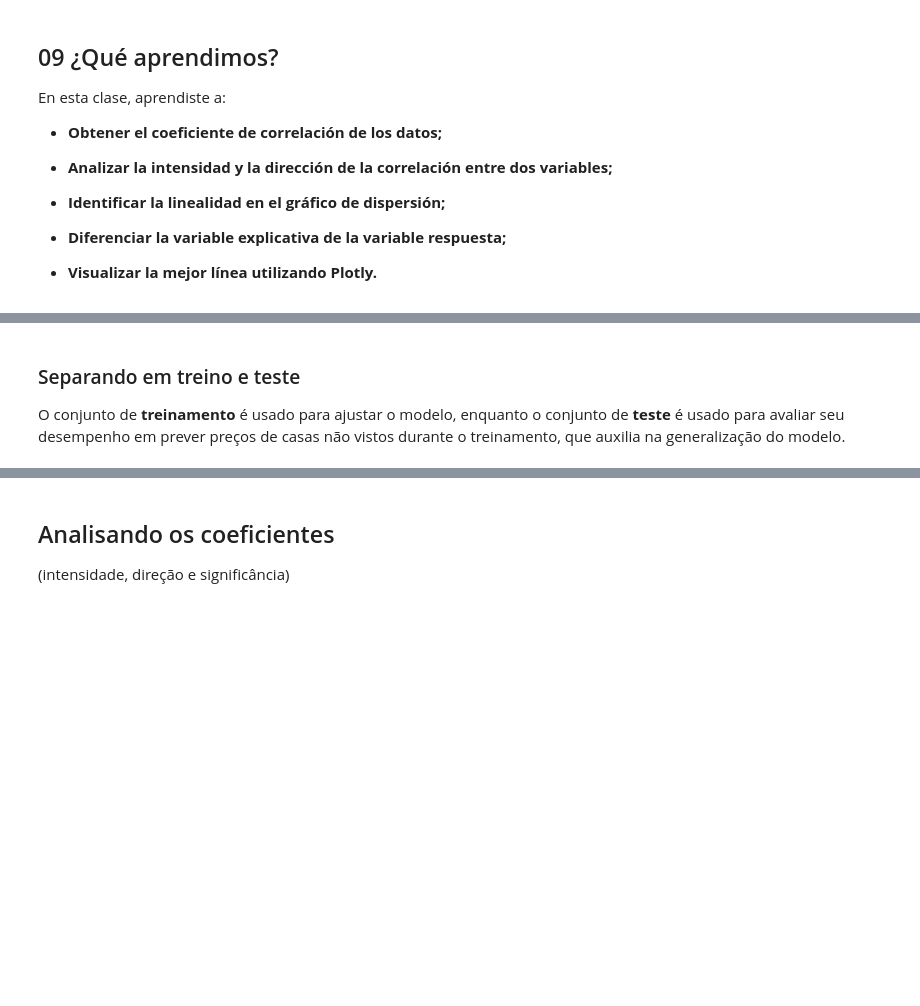
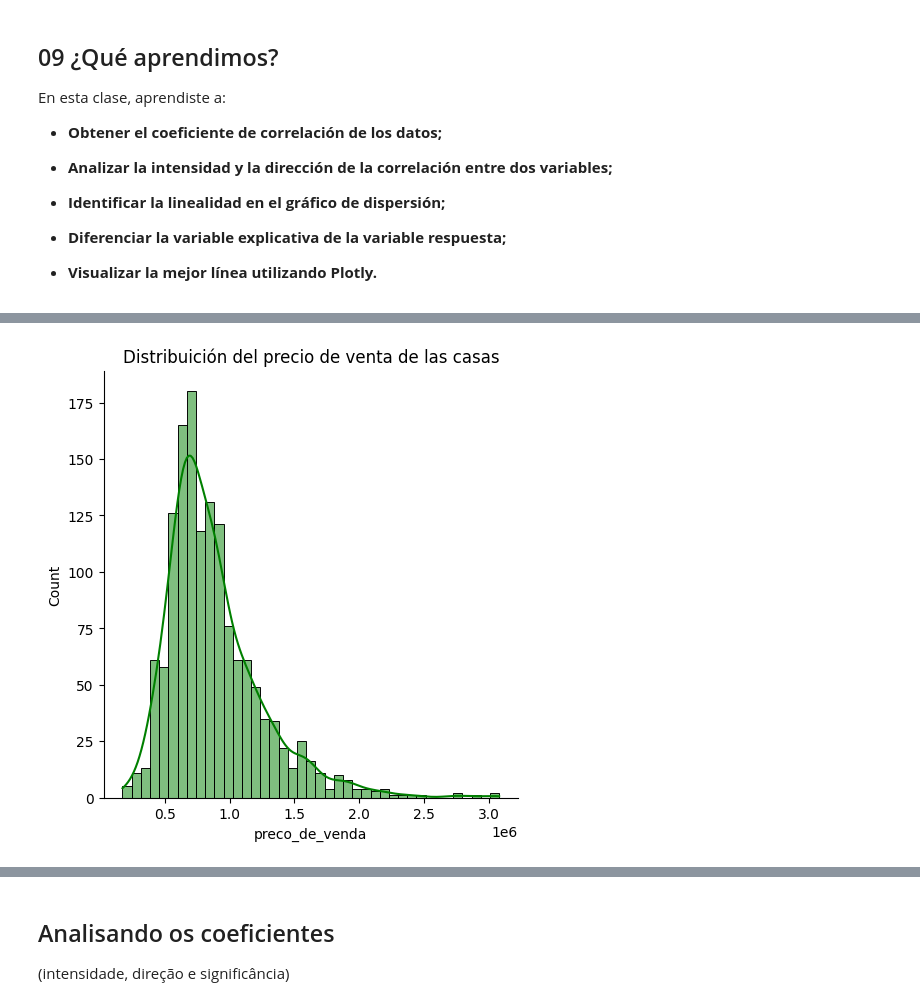
Before and after one commit to polargentino/ipynb-alura, a Jupyter notebook: notebooks/15-[Aula_1]_Preços_de_Imóveis_Utilizando_Regressão_Linear.ipynb, the cells around one changed output, grey strips where cells are left out. Cells and saved outputs as stored; diff of their text form; code cells hidden in the pictures; blank space fills up the shorter version.

```diff
--- a/notebooks/15-[Aula_1]_Preços_de_Imóveis_Utilizando_Regressão_Linear.ipynb
+++ b/notebooks/15-[Aula_1]_Preços_de_Imóveis_Utilizando_Regressão_Linear.ipynb
@@ -357,10 +360,8 @@ Ajustamos uma reta entre o $m^2$ do primeiro andar e o preço da casa. Queremos
 # %%
-#Quem é nossa variável resposta?
+#¿Quién es nuestra variable de respuesta?
 
-sns.displot(dados['preco_de_venda'], kde=True, color='green')
-plt.title('Distribuição do preço de venda')
+sns.displot(datos['preco_de_venda'], kde=True, color='green')
+plt.title('Distribuición del precio de venta de las casas')
 plt.show()
+# %% [output]
+[figure, added]
-# %% [markdown]
-### Separando em treino e teste
-
-O conjunto de **treinamento** é usado para ajustar o modelo, enquanto o conjunto de **teste** é usado para avaliar seu desempenho em prever preços de casas não vistos durante o treinamento, que auxilia na generalização do modelo.
```
Also changed, not shown: parts of 15 cells of this notebook.
